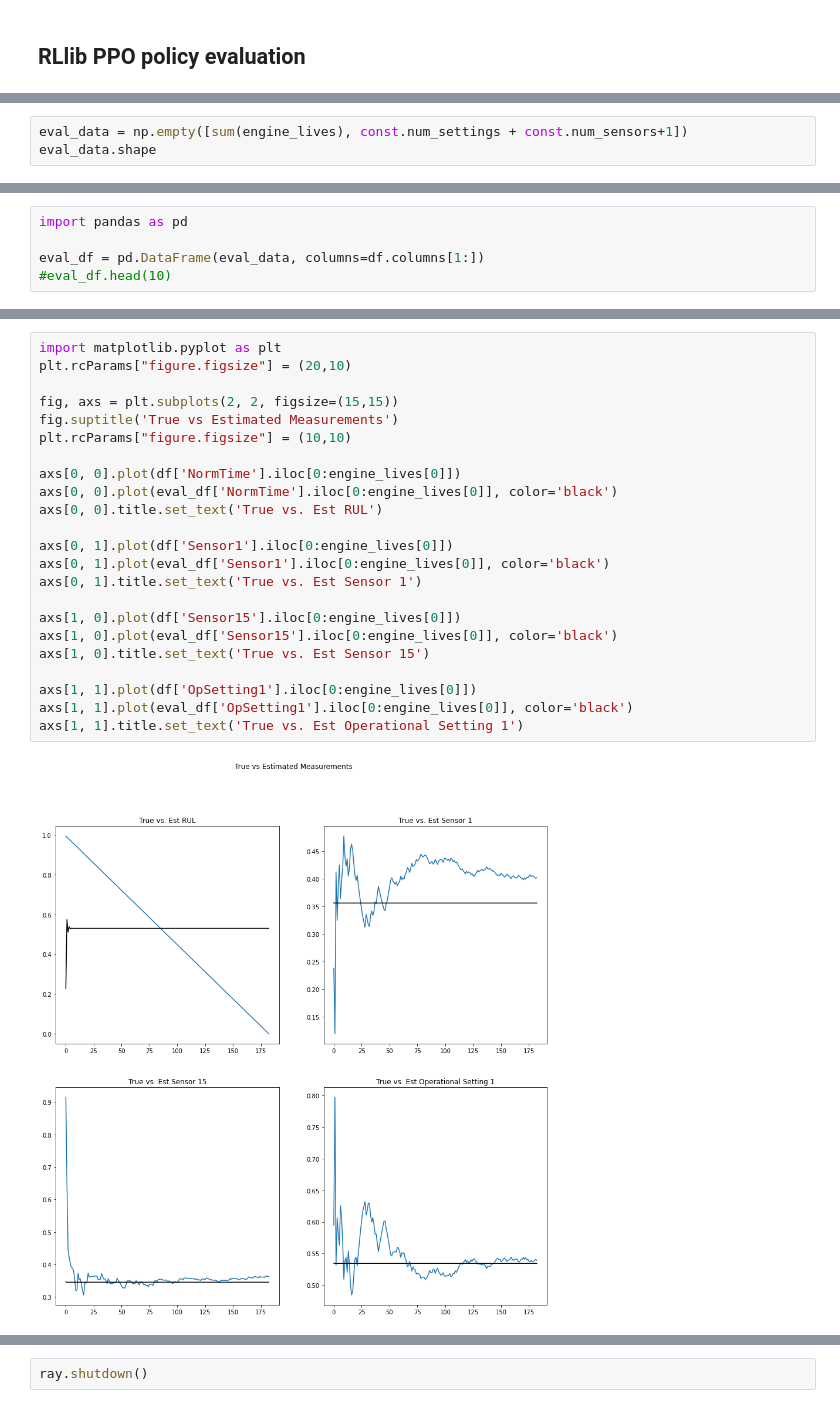
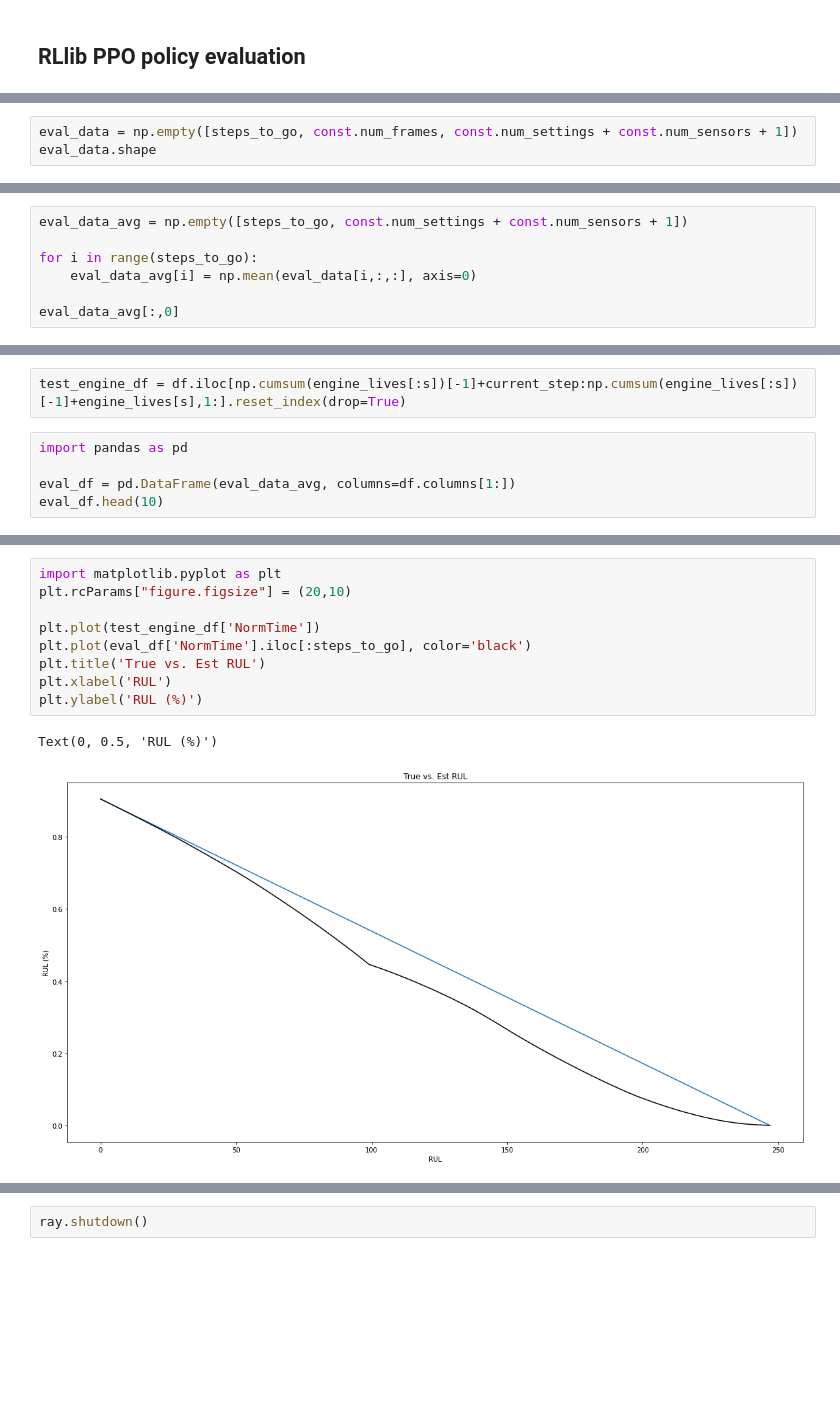
Before and after one commit to erskordi/RL_Reliability, a Jupyter notebook: RLlib-PPO-policy_eval.ipynb, the cells around one changed output, grey strips where cells are left out. Cells and saved outputs as stored; diff of their text form; blank space fills up the shorter version.

```diff
--- a/RLlib-PPO-policy_eval.ipynb
+++ b/RLlib-PPO-policy_eval.ipynb
@@ -139,4 +125,4 @@ env = CMAPSSEnv(**env_config)
 # %%
-eval_data = np.empty([sum(engine_lives), const.num_settings + const.num_sensors+1])
+eval_data = np.empty([steps_to_go, const.num_frames, const.num_settings + const.num_sensors + 1])
 eval_data.shape
 # %% [output]
@@ -154,0 +136,7 @@ while not done:
+# %%
+eval_data_avg = np.empty([steps_to_go, const.num_settings + const.num_sensors + 1])
+
+for i in range(steps_to_go):
+    eval_data_avg[i] = np.mean(eval_data[i,:,:], axis=0)
+
+eval_data_avg[:,0]
@@ -155,5 +161,7 @@ while not done:
+# %%
+test_engine_df = df.iloc[np.cumsum(engine_lives[:s])[-1]+current_step:np.cumsum(engine_lives[:s])[-1]+engine_lives[s],1:].reset_index(drop=True)
 # %%
 import pandas as pd
 
-eval_df = pd.DataFrame(eval_data, columns=df.columns[1:])
-#eval_df.head(10)
+eval_df = pd.DataFrame(eval_data_avg, columns=df.columns[1:])
+eval_df.head(10)
@@ -160,25 +181,12 @@ eval_df = pd.DataFrame(eval_data, columns=df.columns[1:])
 # %%
 import matplotlib.pyplot as plt
 plt.rcParams["figure.figsize"] = (20,10)
 
-fig, axs = plt.subplots(2, 2, figsize=(15,15))
-fig.suptitle('True vs Estimated Measurements')
-plt.rcParams["figure.figsize"] = (10,10)
-
-axs[0, 0].plot(df['NormTime'].iloc[0:engine_lives[0]])
-axs[0, 0].plot(eval_df['NormTime'].iloc[0:engine_lives[0]], color='black')
-axs[0, 0].title.set_text('True vs. Est RUL')
-
-axs[0, 1].plot(df['Sensor1'].iloc[0:engine_lives[0]])
-axs[0, 1].plot(eval_df['Sensor1'].iloc[0:engine_lives[0]], color='black')
-axs[0, 1].title.set_text('True vs. Est Sensor 1')
-
-axs[1, 0].plot(df['Sensor15'].iloc[0:engine_lives[0]])
-axs[1, 0].plot(eval_df['Sensor15'].iloc[0:engine_lives[0]], color='black')
-axs[1, 0].title.set_text('True vs. Est Sensor 15')
-
-axs[1, 1].plot(df['OpSetting1'].iloc[0:engine_lives[0]])
-axs[1, 1].plot(eval_df['OpSetting1'].iloc[0:engine_lives[0]], color='black')
-axs[1, 1].title.set_text('True vs. Est Operational Setting 1')
+plt.plot(test_engine_df['NormTime'])
+plt.plot(eval_df['NormTime'].iloc[:steps_to_go], color='black')
+plt.title('True vs. Est RUL')
+plt.xlabel('RUL')
+plt.ylabel('RUL (%)')
 # %% [output]
+Text(0, 0.5, 'RUL (%)')
-[figure, old version]
+[figure, new version]
```
Also changed, not shown: parts of 13 cells of this notebook, 1 other file.
